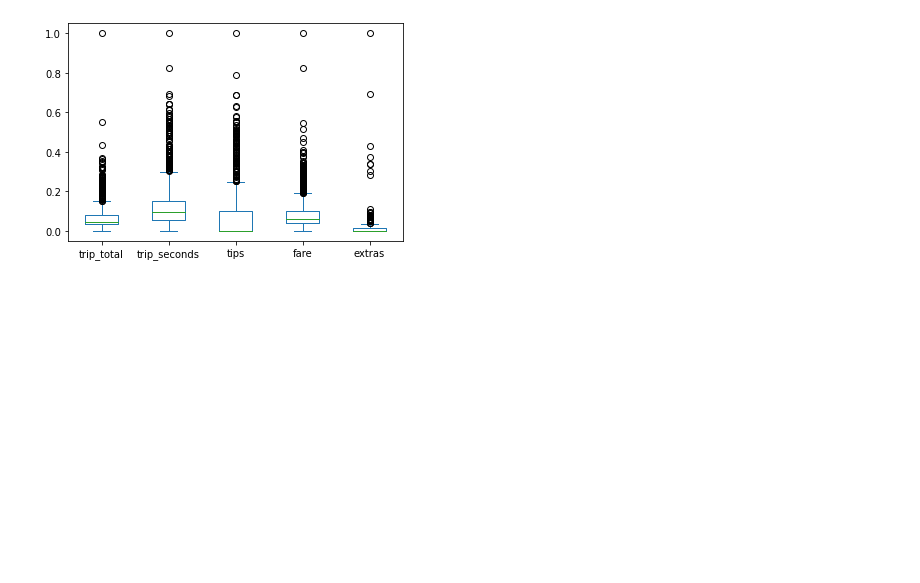
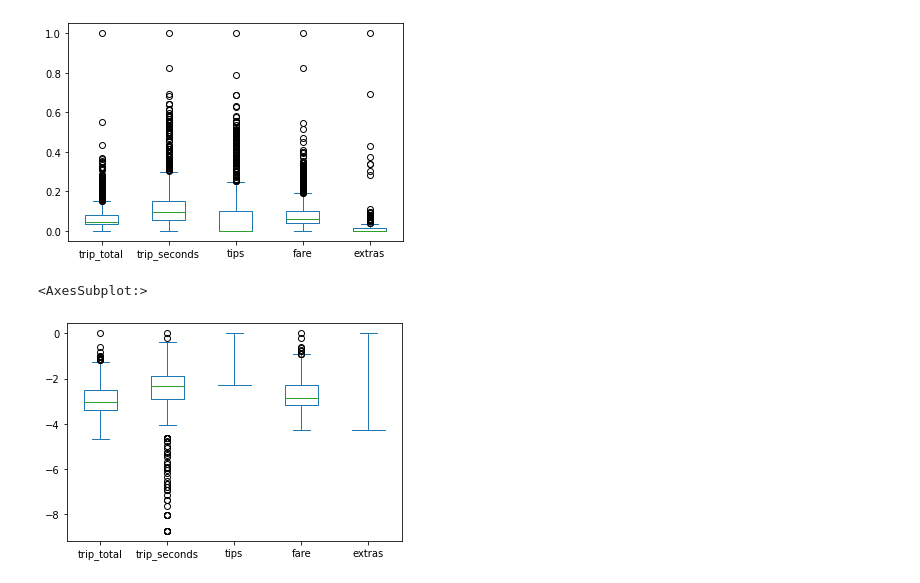
Before and after one commit to Rgalindo85/ESEIT_BigData, a Jupyter notebook: notebooks/0.4.Exploring_Data.ipynb, the cells around one changed output. Saved outputs shown, nothing was run; the diff lists cells and outputs as text; code cells hidden in the pictures; blank space fills up the shorter version.

```diff
--- a/notebooks/0.4.Exploring_Data.ipynb
+++ b/notebooks/0.4.Exploring_Data.ipynb
@@ -449,4 +449,7 @@ num_df_minmax_scaled[cols].plot(kind="box");
 # %% [output]
 [figure]
 # %%
-num_df_minmax_scaled[cols].plot(kind="box");
+np.log(num_df_minmax_scaled[cols]).plot(kind="box")
+# %% [output]
+<AxesSubplot:>
+[figure, added]
```
Also changed, not shown: parts of 17 cells of this notebook.
